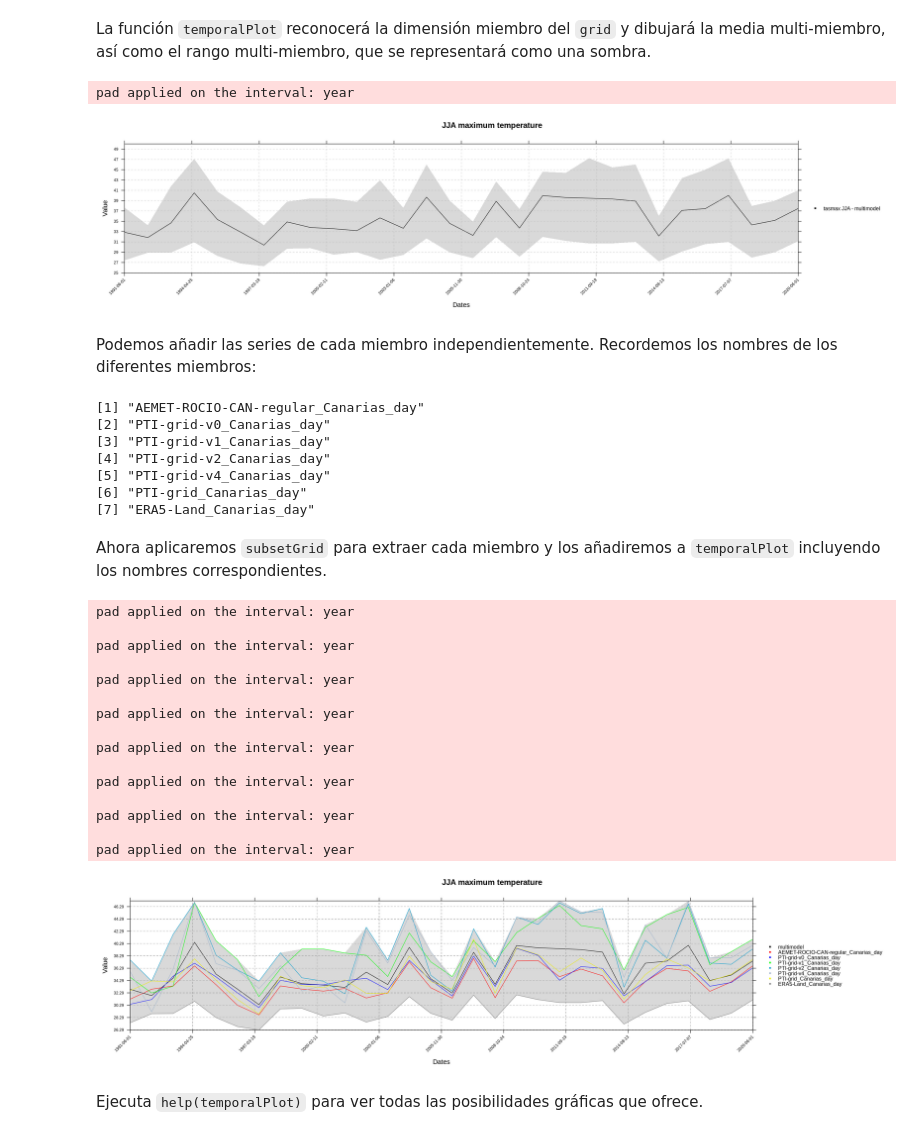
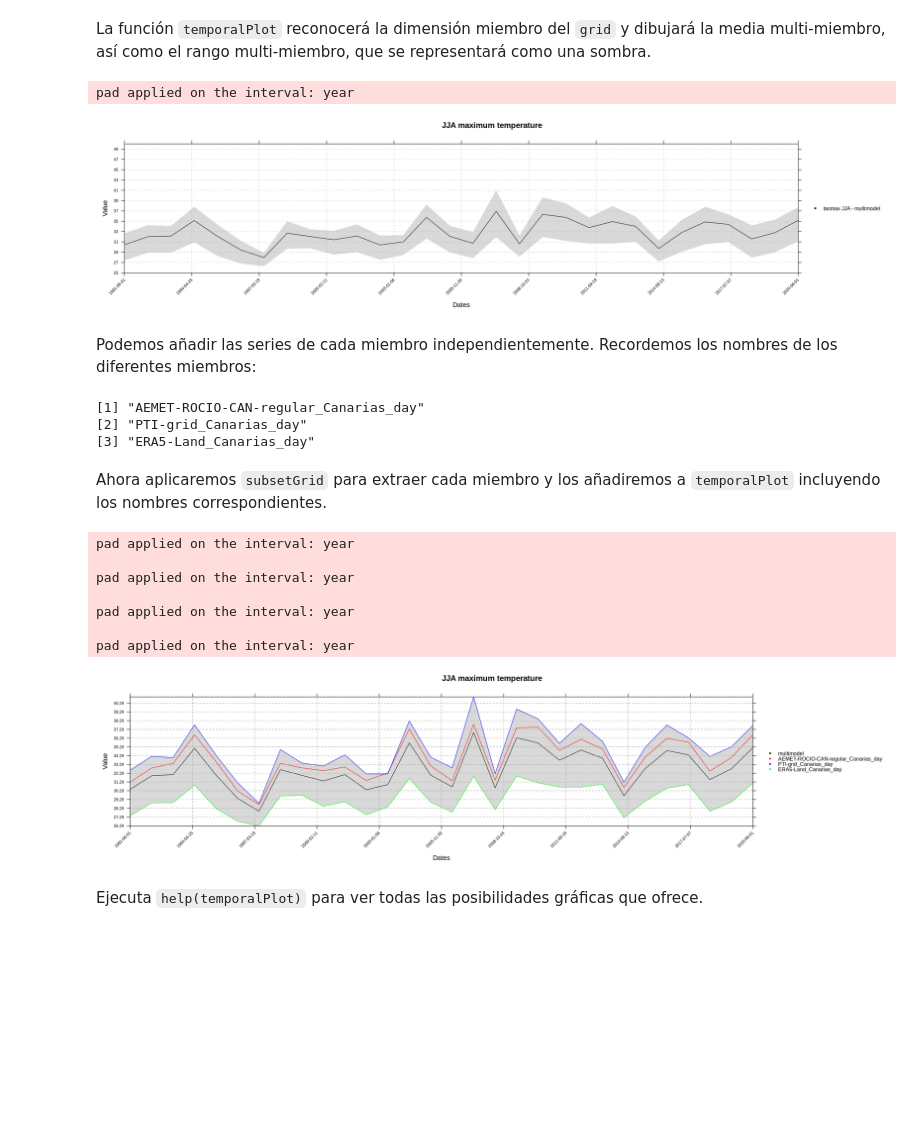
Before and after one commit to SantanderMetGroup/PTI-Clima-Datalab, a Jupyter notebook: Notebooks/R/intercomp_rejillas_obs_Canarias_R.ipynb, the cells around one changed output. Drawn from its saved outputs; the diff is of its cells as text; code cells hidden in the pictures; blank space fills up the shorter version.

```diff
--- a/Notebooks/R/intercomp_rejillas_obs_Canarias_R.ipynb
+++ b/Notebooks/R/intercomp_rejillas_obs_Canarias_R.ipynb
@@ -239,0 +242,3 @@ datasets <- datasets[ind, ] %>% print
+# %%
+ind <- grep("PTI-grid-v", datasets$dataset, invert = TRUE)
+datasets <- datasets[ind, ] %>% print
@@ -565,50 +544,34 @@ temporalPlot("tasmax JJA - multimodel" = tasmax.jja.grid.max,
                                   main = "JJA maximum temperature"))
 # %% [output]
 pad applied on the interval: year
-[figure, old version]
+[figure, new version]
 # %% [markdown]
 Podemos añadir las series de cada miembro independientemente. Recordemos los nombres de los diferentes miembros:
 # %%
 tasmax.jja.grid.max$Members
 # %% [output]
 [1] "AEMET-ROCIO-CAN-regular_Canarias_day"
-[2] "PTI-grid-v0_Canarias_day"
-[3] "PTI-grid-v1_Canarias_day"
-[4] "PTI-grid-v2_Canarias_day"
-[5] "PTI-grid-v4_Canarias_day"
-[6] "PTI-grid_Canarias_day"
-[7] "ERA5-Land_Canarias_day"
+[2] "PTI-grid_Canarias_day"
+[3] "ERA5-Land_Canarias_day"
 # %% [markdown]
 Ahora aplicaremos `subsetGrid` para extraer cada miembro y los añadiremos a `temporalPlot` incluyendo los nombres correspondientes.
 # %%
 independent.members <- lapply(1:length(datasets$dataset), function(i) subsetGrid(tasmax.jja.grid.max, members = i))
 
 temporalPlot("multimodel" = tasmax.jja.grid.max,
              "AEMET-ROCIO-CAN-regular_Canarias_day" = independent.members[[1]],
-             "PTI-grid-v0_Canarias_day" = independent.members[[2]],
-             "PTI-grid-v1_Canarias_day" = independent.members[[3]],
-             "PTI-grid-v2_Canarias_day" = independent.members[[4]],
-             "PTI-grid-v4_Canarias_day" = independent.members[[5]],
-             "PTI-grid_Canarias_day" = independent.members[[6]],
-             "ERA5-Land_Canarias_day" = independent.members[[7]],
+             "PTI-grid_Canarias_day"                = independent.members[[2]],
+             "ERA5-Land_Canarias_day"               = independent.members[[3]],
              xyplot.custom = list(main = "JJA maximum temperature"))
 # %% [output]
 pad applied on the interval: year
 
 pad applied on the interval: year
 
 pad applied on the interval: year
 
 pad applied on the interval: year
-
-pad applied on the interval: year
-
-pad applied on the interval: year
-
-pad applied on the interval: year
-
-pad applied on the interval: year
-[figure, old version]
+[figure, new version]
 # %% [markdown]
 Ejecuta `help(temporalPlot)` para ver todas las posibilidades gráficas que ofrece.
 # %% [markdown]
```
Also changed, not shown: parts of 19 cells of this notebook.
